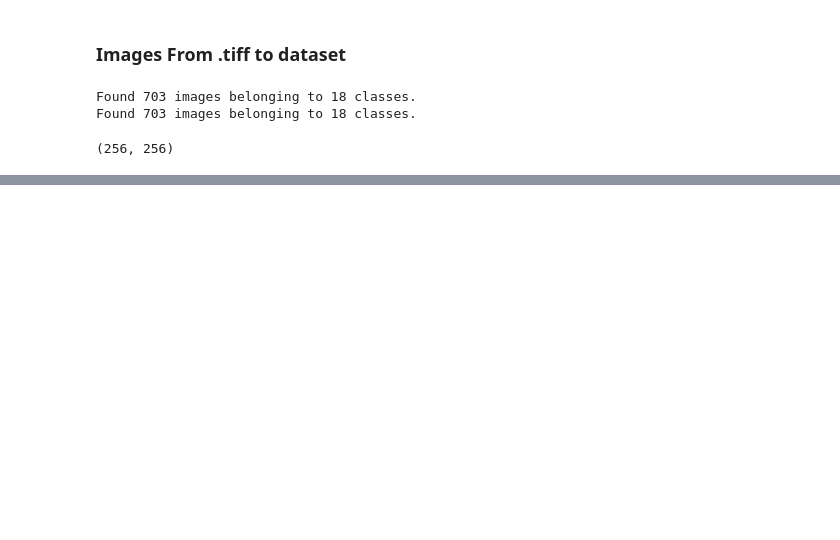
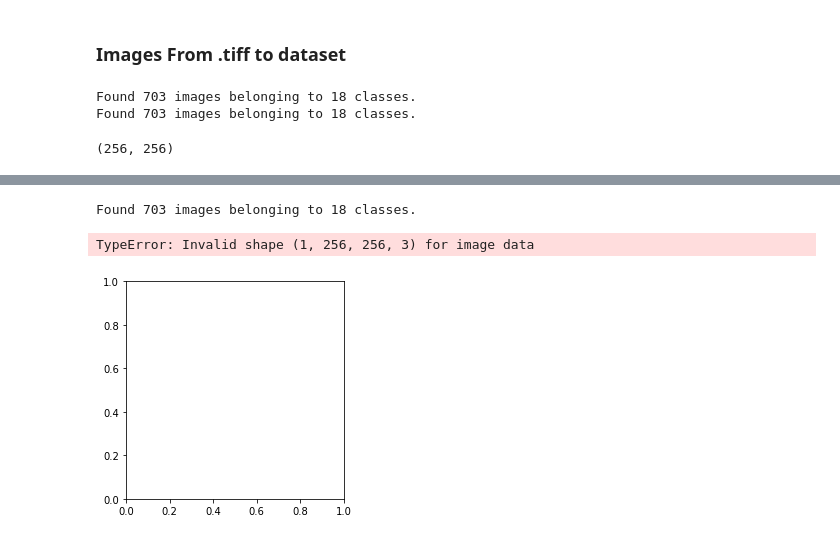
Before and after one commit to apollo994/CMP_, a Jupyter notebook: model_computation.ipynb, the cells around one changed output, grey strips where cells are left out. Drawn from its saved outputs; the diff is of its cells as text; code cells hidden in the pictures; blank space fills up the shorter version.

```diff
--- a/model_computation.ipynb
+++ b/model_computation.ipynb
@@ -102,0 +172,23 @@ NameError: name 'tf' is not defined
+# %%
+
+from numpy import expand_dims
+from keras.preprocessing.image import load_img
+from keras.preprocessing.image import img_to_array
+from keras.preprocessing.image import ImageDataGenerator
+from matplotlib import pyplot
+
+
+train = datagen.flow_from_directory('data/prova/',
+                                       class_mode='categorical',
+                                       batch_size=1)
+
+
+batch = train.next()
+# convert to unsigned integers for viewing
+image = batch[0].astype('uint8')
+# plot raw pixel data
+pyplot.imshow(image)
+# %% [output]
+Found 703 images belonging to 18 classes.
+TypeError: Invalid shape (1, 256, 256, 3) for image data
+[figure, added]
```
Also changed, not shown: parts of 11 cells of this notebook, 2 other files.
